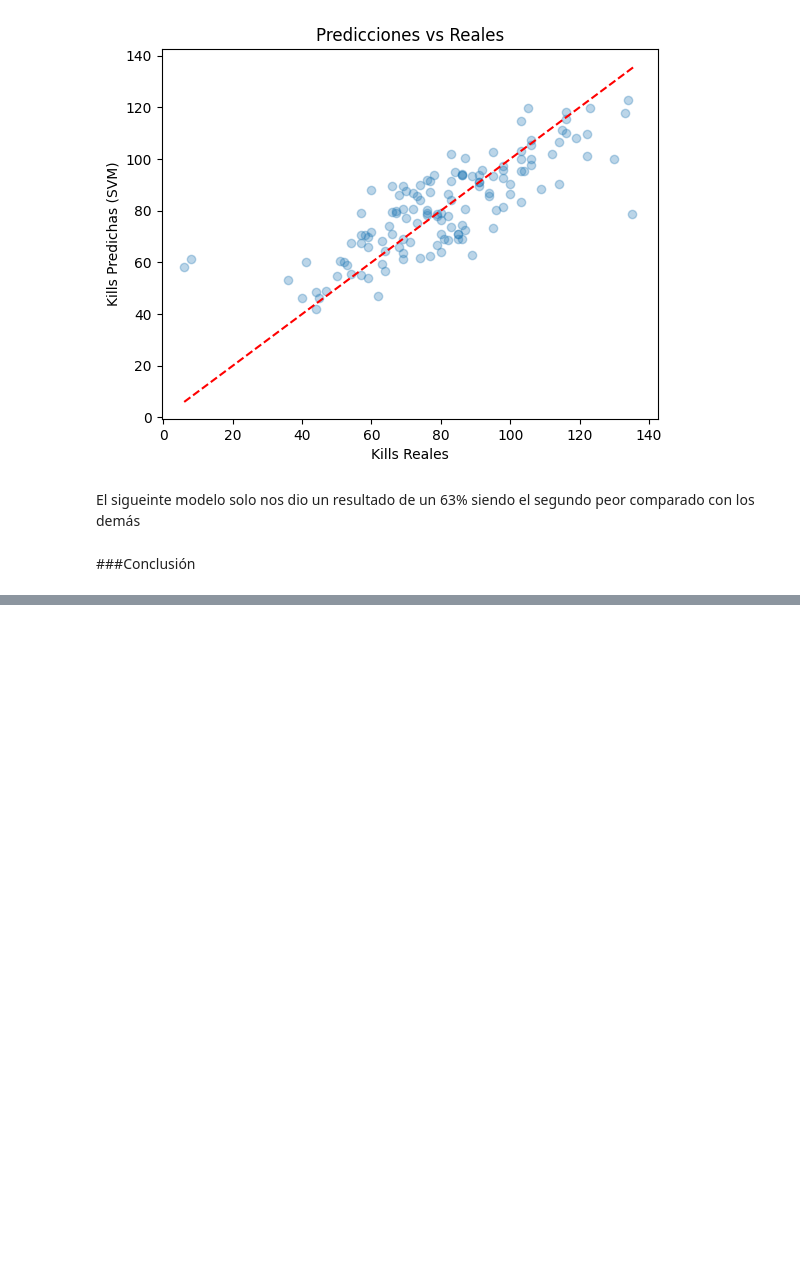
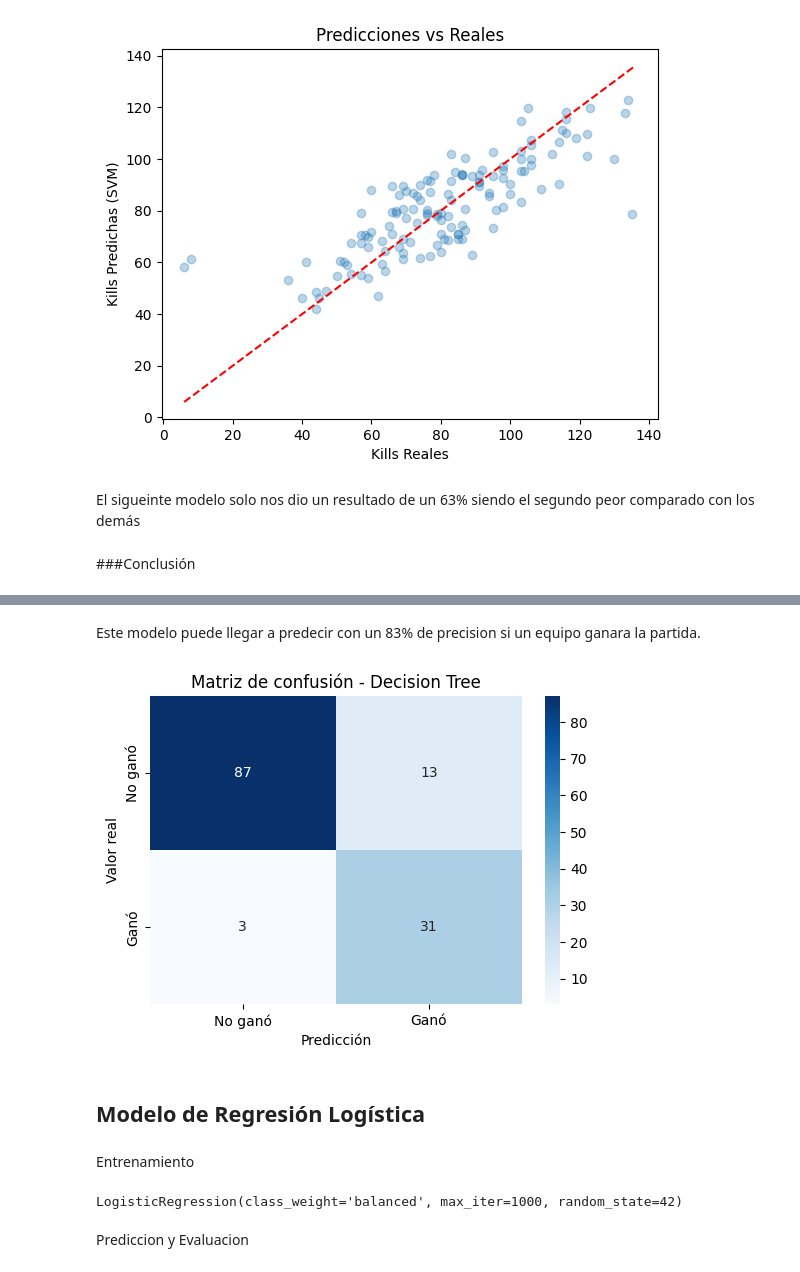
Before and after one commit to Nato9-7/EDA_FundamentosML, a Jupyter notebook: Informes/Informe_MachineLearning.ipynb, the cells around one changed output, grey strips where cells are left out. Saved outputs shown, nothing was run; the diff lists cells and outputs as text; code cells hidden in the pictures; blank space fills up the shorter version.

```diff
--- a/Informe_MachineLearning.ipynb
+++ b/Informes/Informe_MachineLearning.ipynb
@@ -1122,0 +1191,10 @@ El mejor modelo de regresión que se adapta de mejor manera a nuestra hipotesis
+# %%
+# Crear el clasificador
+modelo_dt = DecisionTreeClassifier(
+    max_depth=5,
+    random_state=42,
+    class_weight="balanced"
+)
+
+# Entrenar
+modelo_dt.fit(X_train, y_train)
@@ -1122,0 +1203,7 @@ El mejor modelo de regresión que se adapta de mejor manera a nuestra hipotesis
+# %%
+# Predecir
+y_pred_dt = modelo_dt.predict(X_test)
+
+# Reporte de clasificación
+from sklearn.metrics import classification_report
+print(classification_report(y_test, y_pred_dt))
@@ -1122,0 +1219,26 @@ El mejor modelo de regresión que se adapta de mejor manera a nuestra hipotesis
+# %% [markdown]
+Este modelo puede llegar a predecir con un 83% de precision si un equipo ganara la partida.
+# %%
+cm = confusion_matrix(y_test, y_pred_dt)  # cambia y_pred_final según el modelo
+
+plt.figure(figsize=(6, 4))
+sns.heatmap(cm, annot=True, fmt='d', cmap='Blues', xticklabels=['No ganó', 'Ganó'], yticklabels=['No ganó', 'Ganó'])
+plt.xlabel('Predicción')
+plt.ylabel('Valor real')
+plt.title('Matriz de confusión - Decision Tree')
+plt.show()
+# %% [output]
+[figure, added]
+# %% [markdown]
+##  Modelo de Regresión Logística
+# %% [markdown]
+Entrenamiento
+# %%
+
+# Entrenar modelo
+logreg_model = LogisticRegression(max_iter=1000, random_state=42, class_weight="balanced")
+logreg_model.fit(X_train, y_train)
+# %% [output]
+LogisticRegression(class_weight='balanced', max_iter=1000, random_state=42)
+# %% [markdown]
+Prediccion y Evaluacion
```
Also changed, not shown: parts of 54 cells of this notebook, 12 other files.
